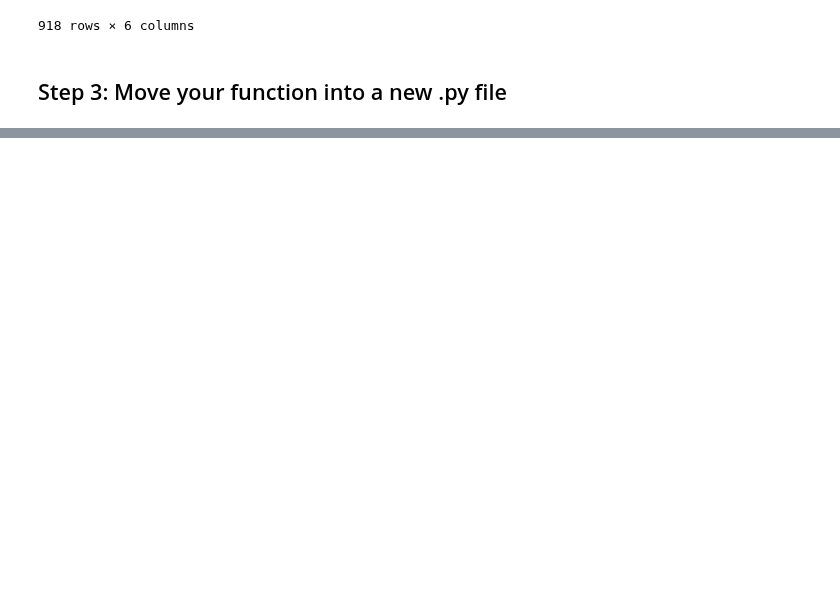
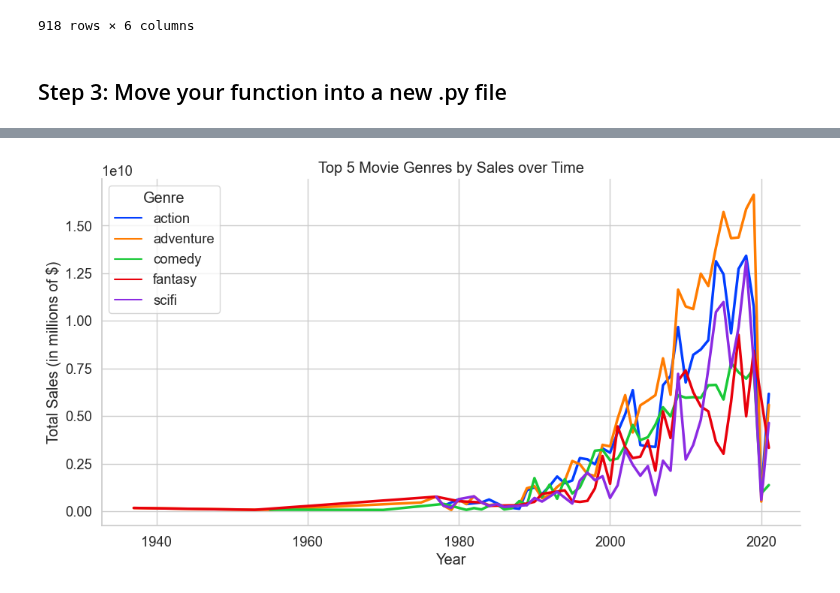
Before and after one commit to ubco-W2022T2-data301/project-group-group52, a Jupyter notebook: analysis/analysis1.ipynb, the cells around one changed output, grey strips where cells are left out. Cells and saved outputs as stored; diff of their text form; code cells hidden in the pictures; blank space fills up the shorter version.

```diff
--- a/analysis/analysis1.ipynb
+++ b/analysis/analysis1.ipynb
@@ -153,0 +237,17 @@ ImportError: attempted relative import with no known parent package
+# %%
+
+df_genres = df.assign(Genre=df['Genre'].str.split(' ')).explode('Genre')
+
+genre_gross_by_year = df_genres.groupby(['Genre', 'Release Year'])['World Sales (in $)'].sum().reset_index()
+
+top5_genres = genre_gross_by_year.groupby('Genre')['World Sales (in $)'].sum().nlargest(5).index.tolist()
+
+genre_gross_by_year_top5 = genre_gross_by_year[genre_gross_by_year['Genre'].isin(top5_genres)]
+
+sns.set_style("whitegrid")
+plt.figure(figsize=(12,6))
+t=sns.lineplot(data=genre_gross_by_year_top5, x='Release Year', y='World Sales (in $)', hue='Genre', palette='bright', linewidth=2.5)
+t.set(title='Top 5 Movie Genres by Sales over Time',xlabel="Year",ylabel="Total Sales (in millions of $)")
+sns.despine()
+# %% [output]
+[figure, added]
```
Also changed, not shown: parts of 13 cells of this notebook.
